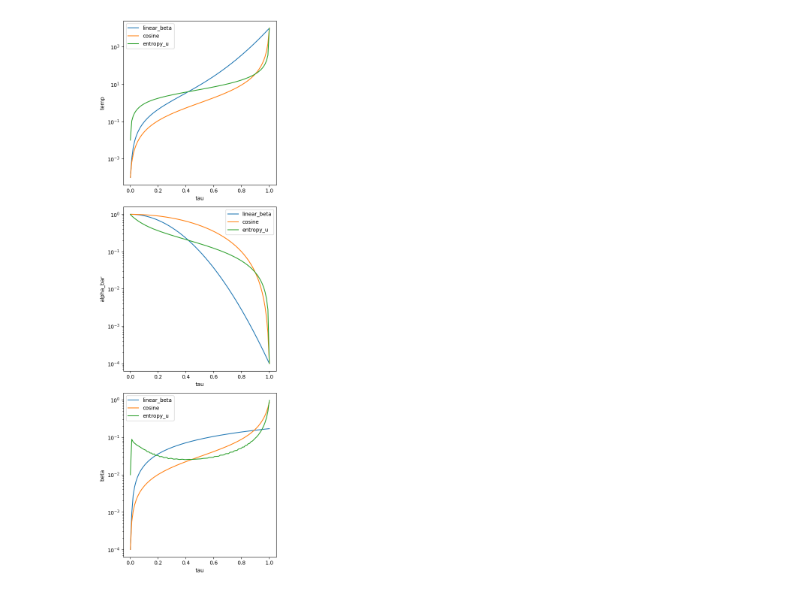
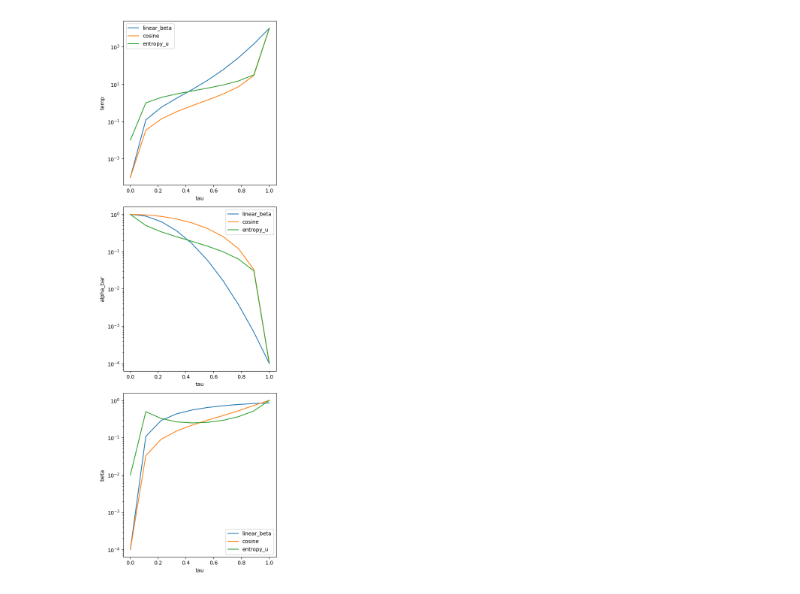
Before and after one commit to antoniibelyshev/physics-of-diffusion-models, a Jupyter notebook: compare_schedules.ipynb, the cells around one changed output. Drawn from its saved outputs; the diff is of its cells as text; code cells hidden in the pictures.

```diff
--- a/compare_schedules.ipynb
+++ b/compare_schedules.ipynb
@@ -6,33 +6,33 @@ from torch import linspace
 
 
 config = load_config()
-tau = linspace(0, 1, 100)
+tau = linspace(0, 1, 10)
 coeffs_dict: dict[str, DynamicCoeffs] = {}
 for noise_schedule in [
     "linear_beta",
     "cosine",
     "entropy_u",
 ]:
     config.diffusion.noise_schedule = noise_schedule
     coeffs_dict[noise_schedule] = DynamicCoeffs(get_temp_schedule(config)(tau))
 
 coeff_names = ["temp", "alpha_bar", "beta"]
 
 
 plt.figure(figsize=(5, len(coeff_names) * 5))
 
 for i, coeff_name in enumerate(coeff_names, 1):
     plt.subplot(len(coeff_names), 1, i)
     for name, coeffs in coeffs_dict.items():
         plt.plot(tau, getattr(coeffs, coeff_name), label=name)
 
     plt.yscale("log")
     plt.xlabel("tau")
     plt.ylabel(coeff_name)
     plt.legend()
 
 
 plt.tight_layout()
 plt.show()
 # %% [output]
-[figure, old version]
+[figure, new version]
```
Also changed, not shown: 1 other file.
